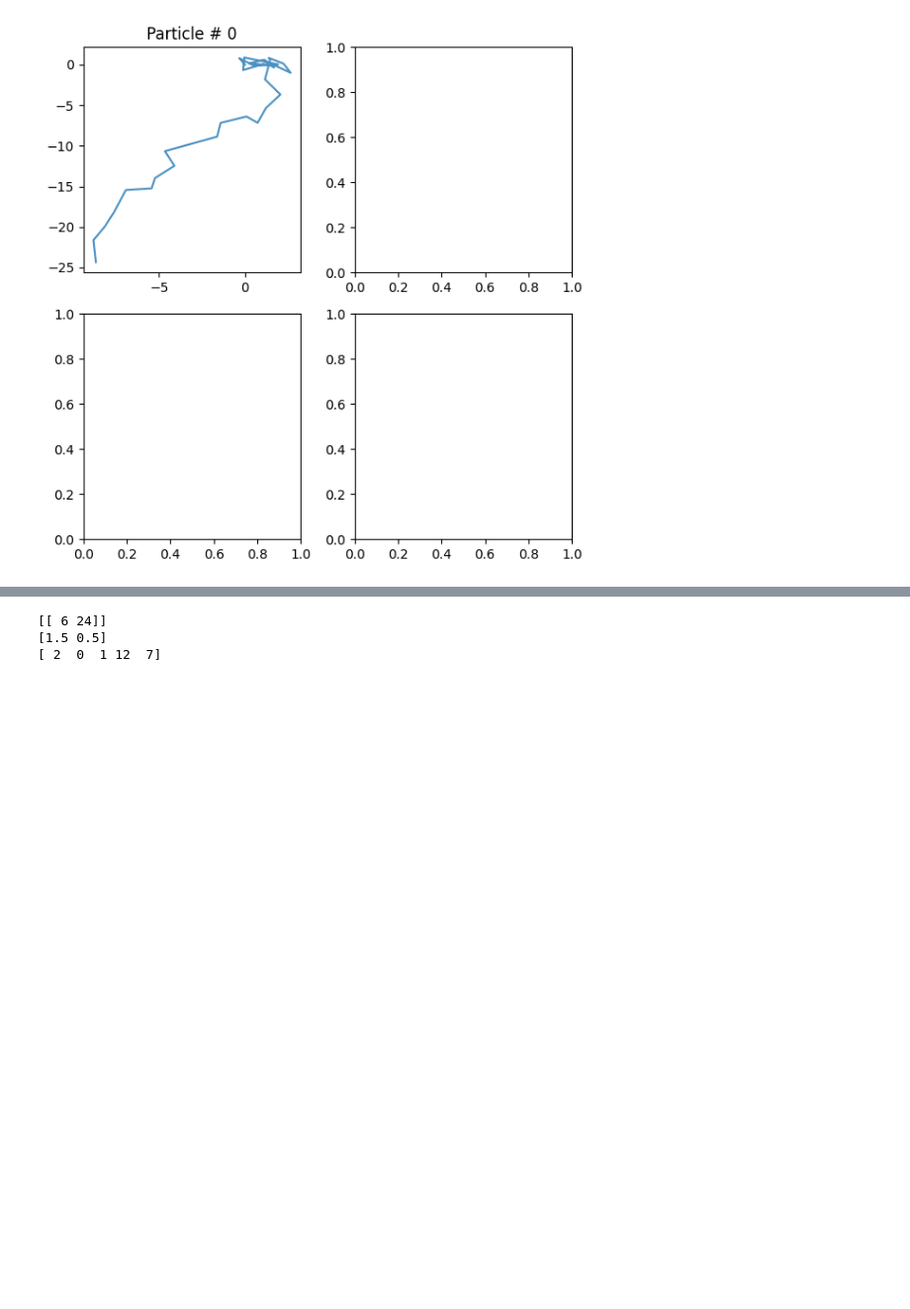
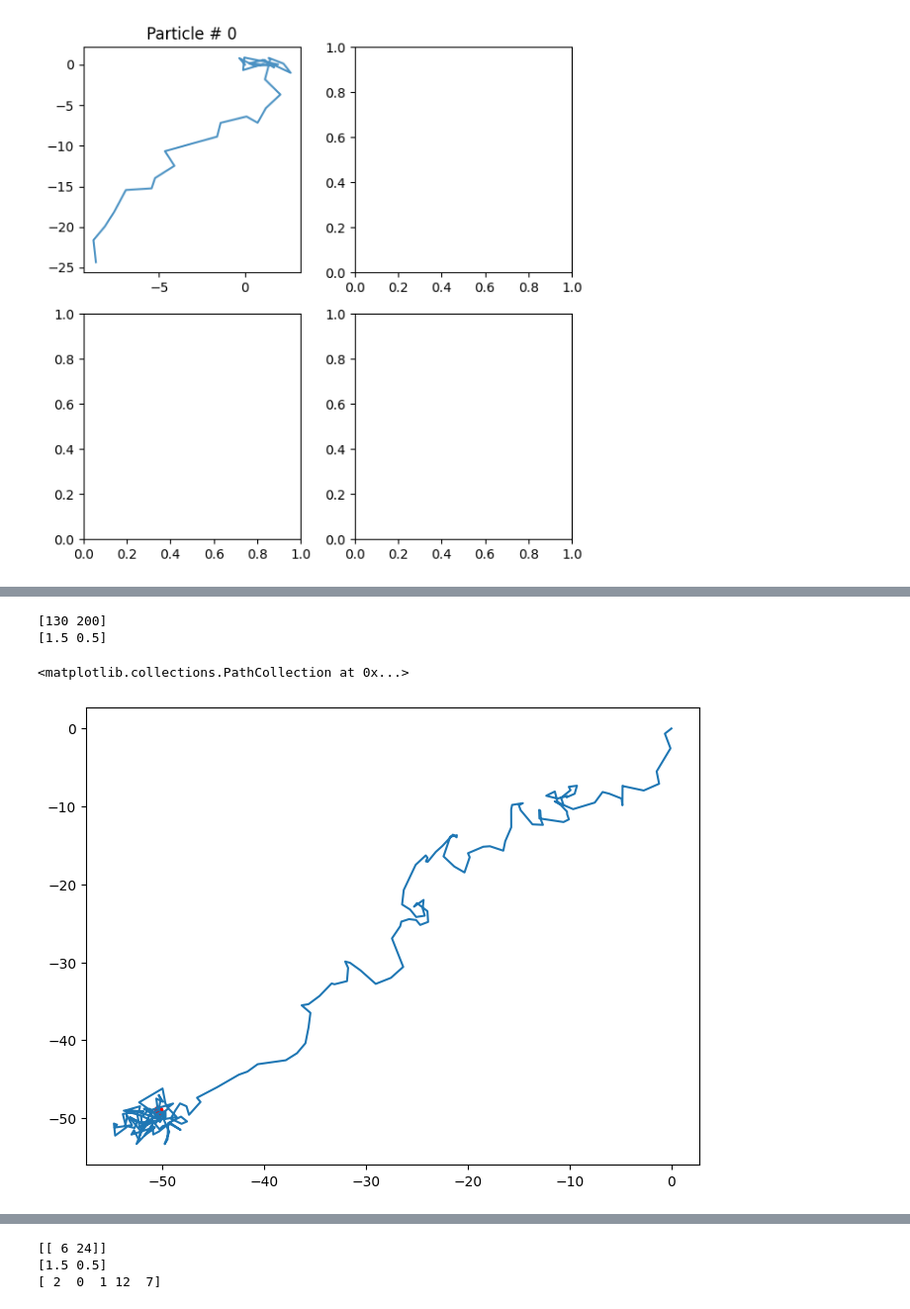
Before and after one commit to JunwooParkSaribu/SPT_a, a Jupyter notebook: analysis_modeling/training_sample6.ipynb, the cells around one changed output, grey strips where cells are left out. Shown at 99% size. Cells and saved outputs as stored; diff of their text form; code cells hidden in the pictures; blank space fills up the shorter version.

```diff
--- a/analysis_modeling/training_sample6.ipynb
+++ b/analysis_modeling/training_sample6.ipynb
@@ -775,0 +787,11 @@ plt.plot(np.arange(WINDOW_WIDTH), my_ys )
+# %%
+print(changepoints)
+print(alphas_cp)
+plt.figure()
+plt.plot(trajs_model[:, 0, 0], trajs_model[:, 0, 1])
+plt.scatter(trajs_model[:, 0, 0][changepoints[0]], trajs_model[:, 0, 1][changepoints[0]], c='red')
+# %% [output]
+[130 200]
+[1.5 0.5]
+<matplotlib.collections.PathCollection at 0x...>
+[figure, added]
```
Also changed, not shown: parts of 10 cells of this notebook.
